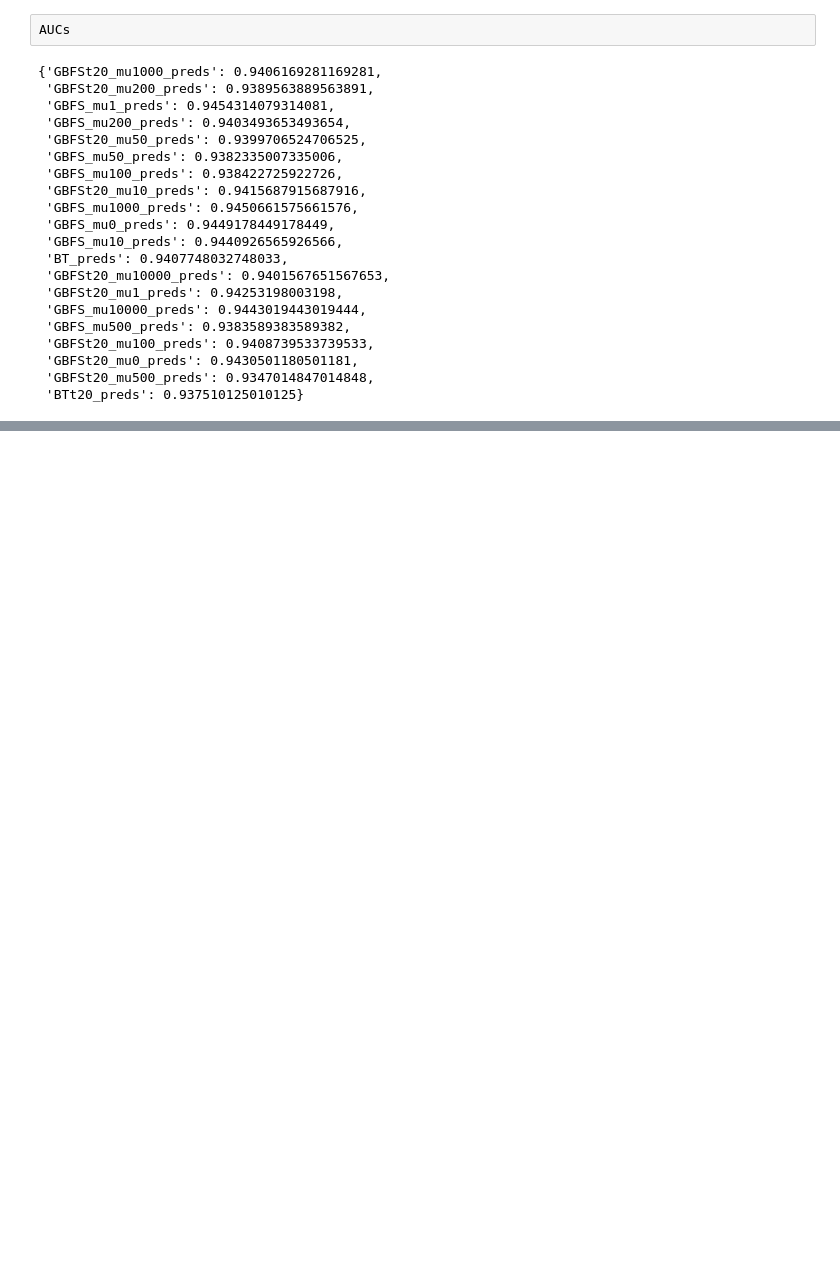
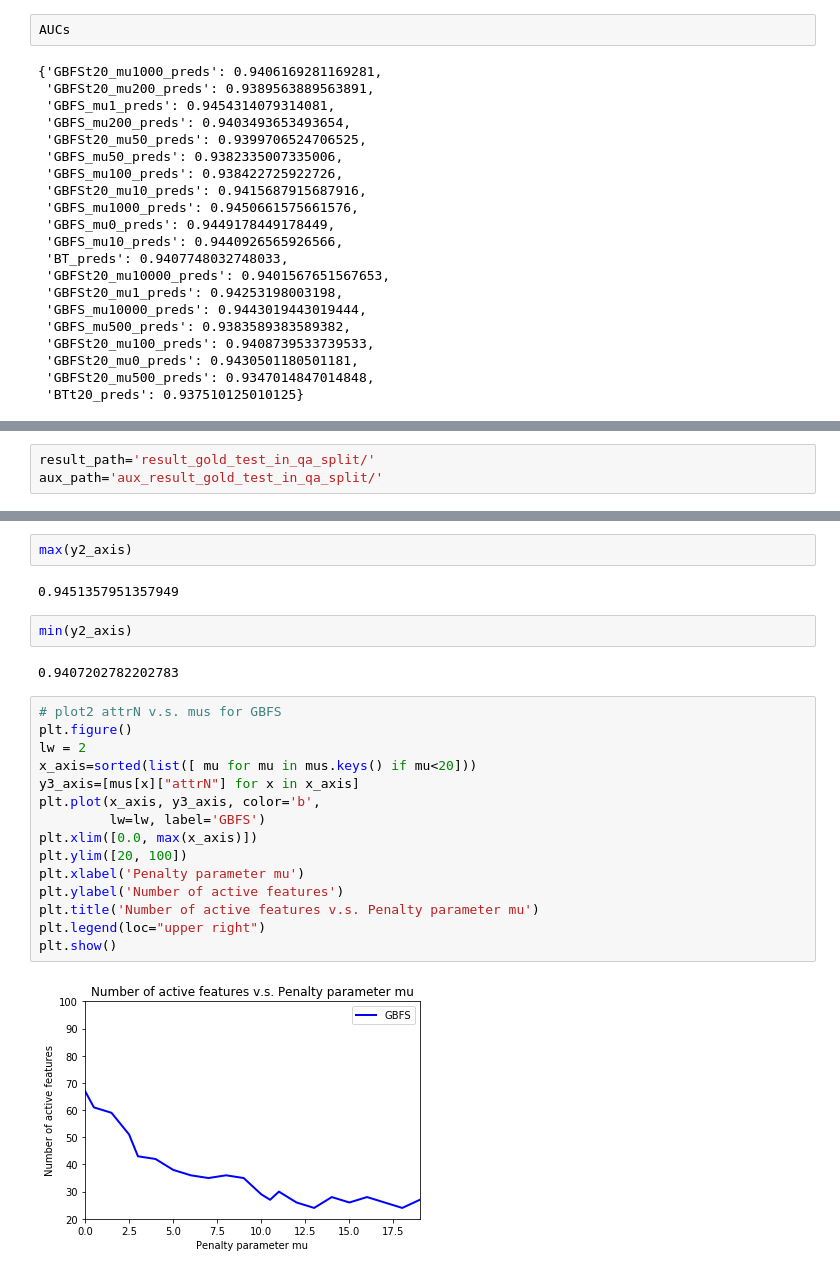
Before and after one commit to dariasor/TreeExtra, a Jupyter notebook: postprocess.ipynb, the cells around one changed output, grey strips where cells are left out. Saved outputs shown, nothing was run; the diff lists cells and outputs as text; blank space fills up the shorter version.

```diff
--- a/postprocess.ipynb
+++ b/postprocess.ipynb
@@ -84,0 +78,3 @@ filenames
+# %%
+result_path='result_gold_test_in_qa_split/'
+aux_path='aux_result_gold_test_in_qa_split/'
@@ -84,0 +251,25 @@ filenames
+# %%
+max(y2_axis)
+# %% [output]
+0.9451357951357949
+# %%
+min(y2_axis)
+# %% [output]
+0.9407202782202783
+# %%
+# plot2 attrN v.s. mus for GBFS
+plt.figure()
+lw = 2
+x_axis=sorted(list([ mu for mu in mus.keys() if mu<20]))
+y3_axis=[mus[x]["attrN"] for x in x_axis]
+plt.plot(x_axis, y3_axis, color='b',
+         lw=lw, label='GBFS')
+plt.xlim([0.0, max(x_axis)])
+plt.ylim([20, 100])
+plt.xlabel('Penalty parameter mu')
+plt.ylabel('Number of active features')
+plt.title('Number of active features v.s. Penalty parameter mu')
+plt.legend(loc="upper right")
+plt.show()
+# %% [output]
+[figure, added]
```
Also changed, not shown: parts of 23 cells of this notebook, 2 other files.
